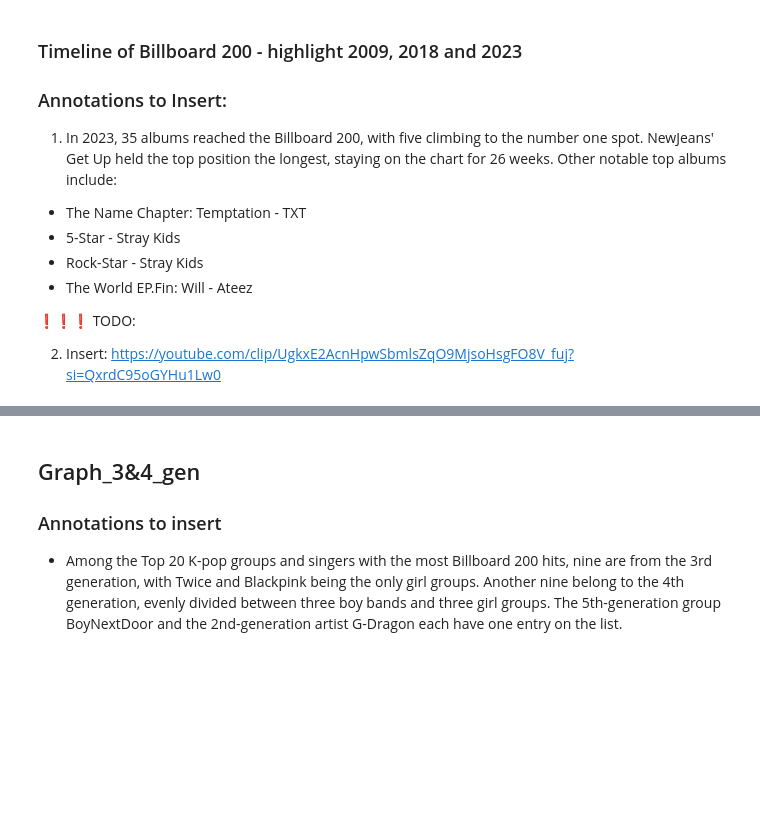
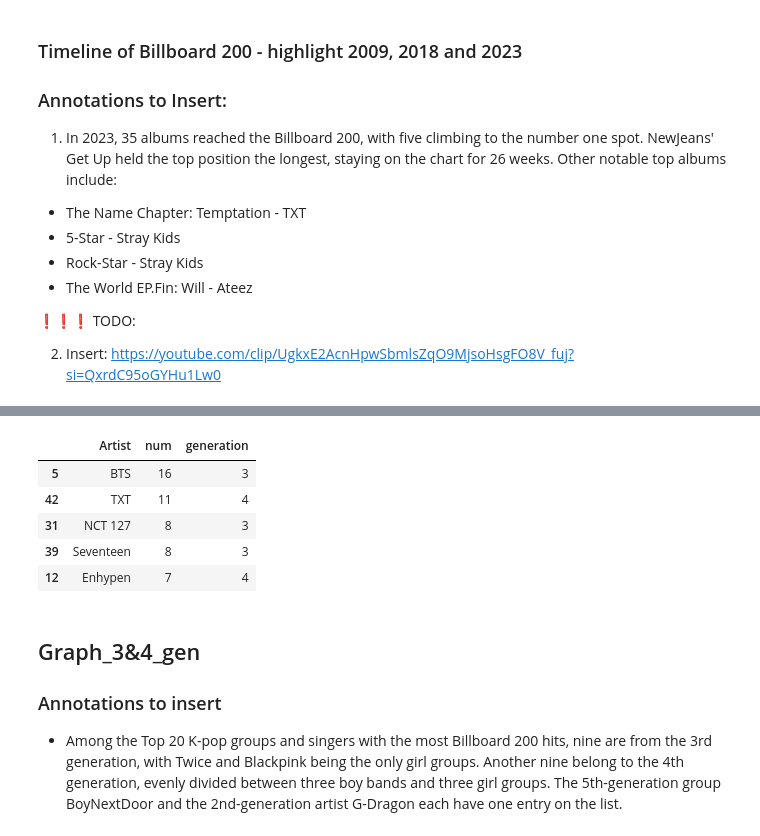
Before and after one commit to Pullze/kpop-info-vis, a Jupyter notebook: vis/SI649_final_3&4th_gen.ipynb, the cells around one changed output, grey strips where cells are left out. Saved outputs shown, nothing was run; the diff lists cells and outputs as text; code cells hidden in the pictures; blank space fills up the shorter version.

```diff
--- a/vis/SI649_final_3&4th_gen.ipynb
+++ b/vis/SI649_final_3&4th_gen.ipynb
@@ -219,0 +214,9 @@ df['generation'] = np.where(df['Artist'].isin(['Babymonster', 'Illit', 'BoyNextD
+# %%
+df.head()
+# %% [output]
+|  | Artist | num | generation |
+| 5 | BTS | 16 | 3 |
+| 42 | TXT | 11 | 4 |
+| 31 | NCT 127 | 8 | 3 |
+| 39 | Seventeen | 8 | 3 |
+| 12 | Enhypen | 7 | 4 |
```
Also changed, not shown: parts of 12 cells of this notebook, 5 other files.
